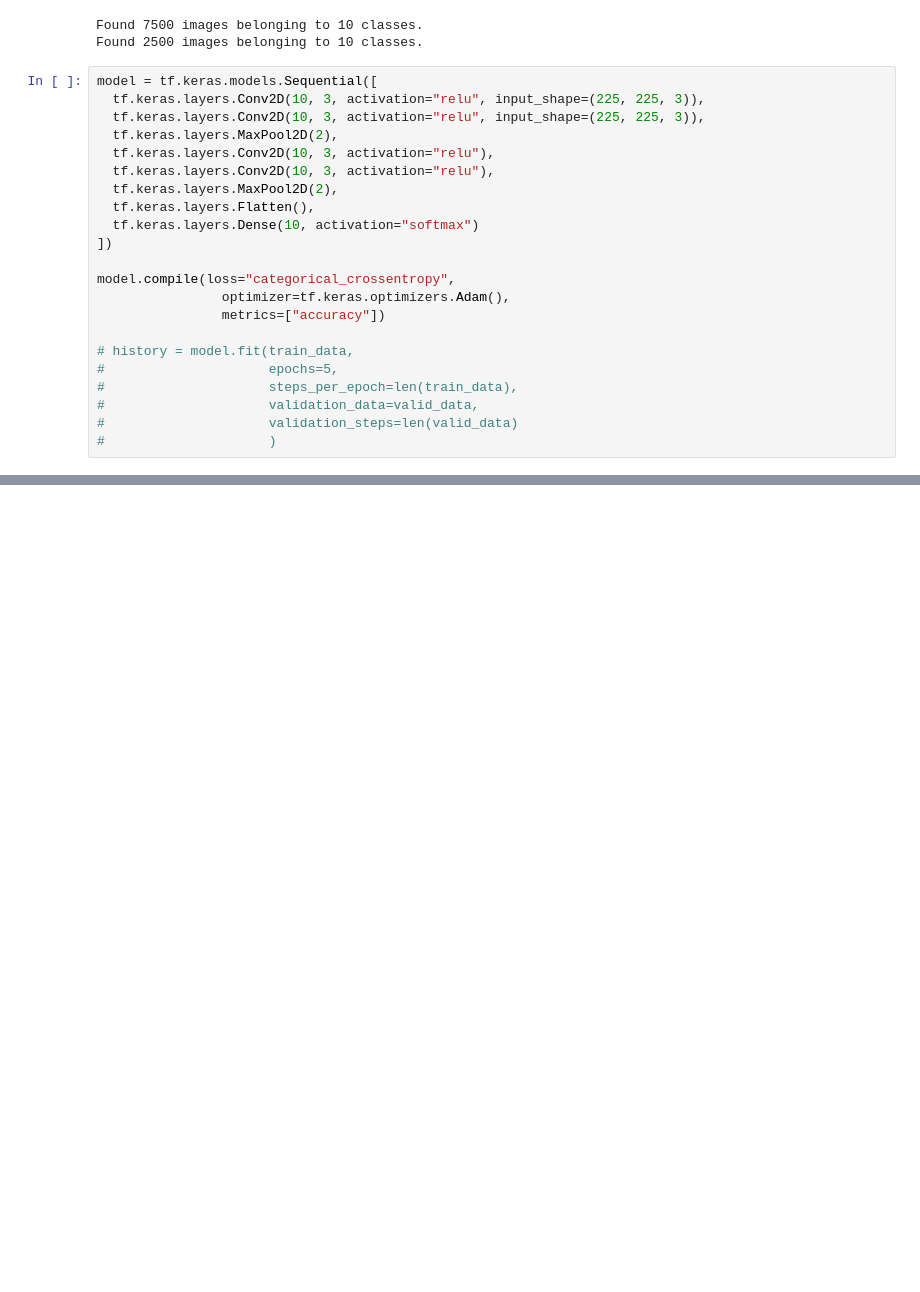
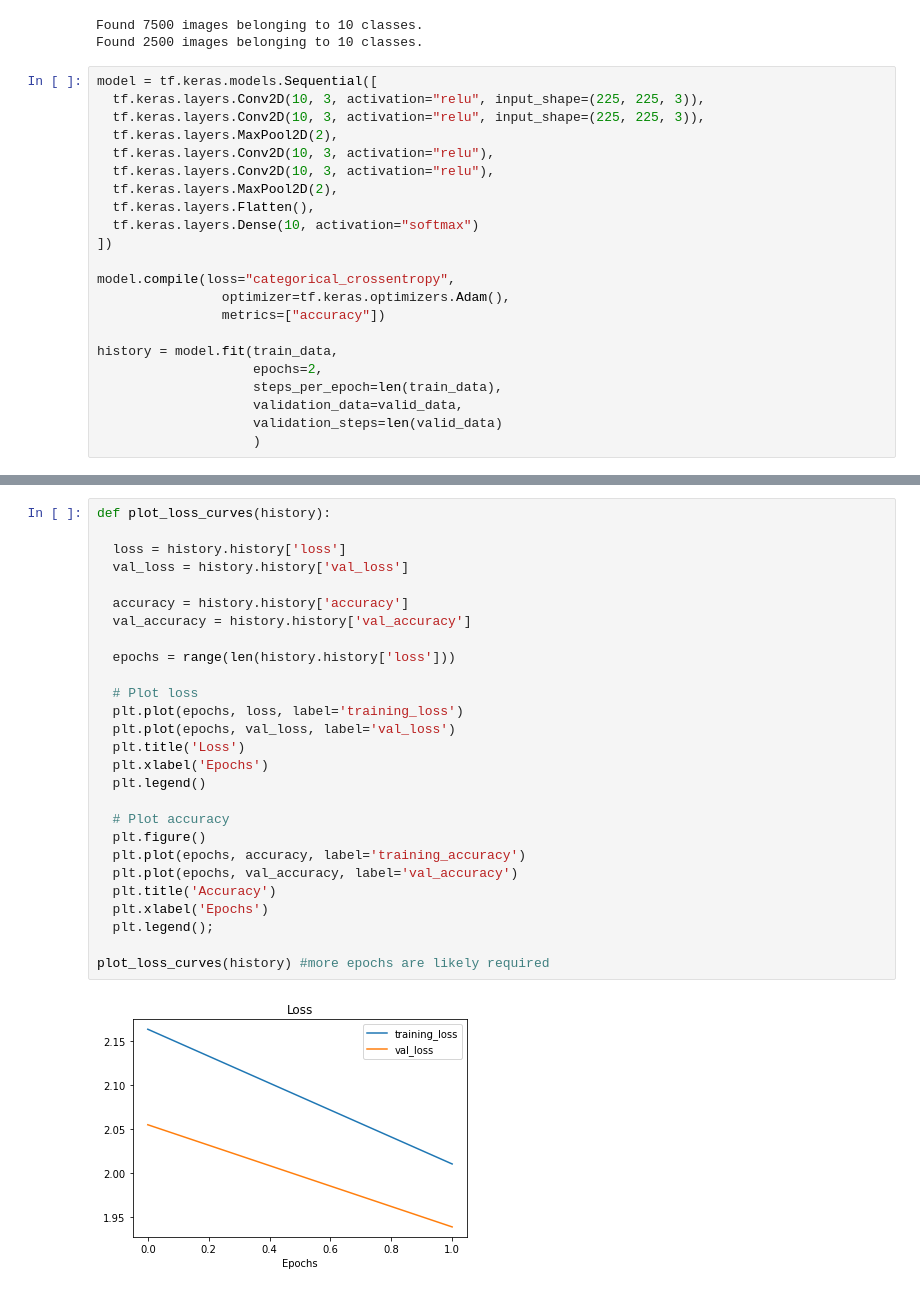
Before and after one commit to terrysu64/Machine-Learning-and-Data-Science-Projects, a Jupyter notebook: convolutional_neural_networks.ipynb, the cells around one changed output, grey strips where cells are left out. Drawn from its saved outputs; the diff is of its cells as text; blank space fills up the shorter version.

```diff
--- a/convolutional_neural_networks.ipynb
+++ b/convolutional_neural_networks.ipynb
@@ -345,9 +344,9 @@ model.compile(loss="categorical_crossentropy",
                 optimizer=tf.keras.optimizers.Adam(),
                 metrics=["accuracy"])
 
-# history = model.fit(train_data,
-#                     epochs=5,
-#                     steps_per_epoch=len(train_data),
-#                     validation_data=valid_data,
-#                     validation_steps=len(valid_data)
-#                     )
+history = model.fit(train_data,
+                    epochs=2,
+                    steps_per_epoch=len(train_data),
+                    validation_data=valid_data,
+                    validation_steps=len(valid_data)
+                    )
@@ -353,0 +358,29 @@ model.compile(loss="categorical_crossentropy",
+# %%
+def plot_loss_curves(history):
+
+  loss = history.history['loss']
+  val_loss = history.history['val_loss']
+
+  accuracy = history.history['accuracy']
+  val_accuracy = history.history['val_accuracy']
+
+  epochs = range(len(history.history['loss']))
+
+  # Plot loss
+  plt.plot(epochs, loss, label='training_loss')
+  plt.plot(epochs, val_loss, label='val_loss')
+  plt.title('Loss')
+  plt.xlabel('Epochs')
+  plt.legend()
+
+  # Plot accuracy
+  plt.figure()
+  plt.plot(epochs, accuracy, label='training_accuracy')
+  plt.plot(epochs, val_accuracy, label='val_accuracy')
+  plt.title('Accuracy')
+  plt.xlabel('Epochs')
+  plt.legend();
+
+plot_loss_curves(history) #more epochs are likely required
+# %% [output]
+[figure, added]
```
Also changed, not shown: parts of 16 cells of this notebook.
